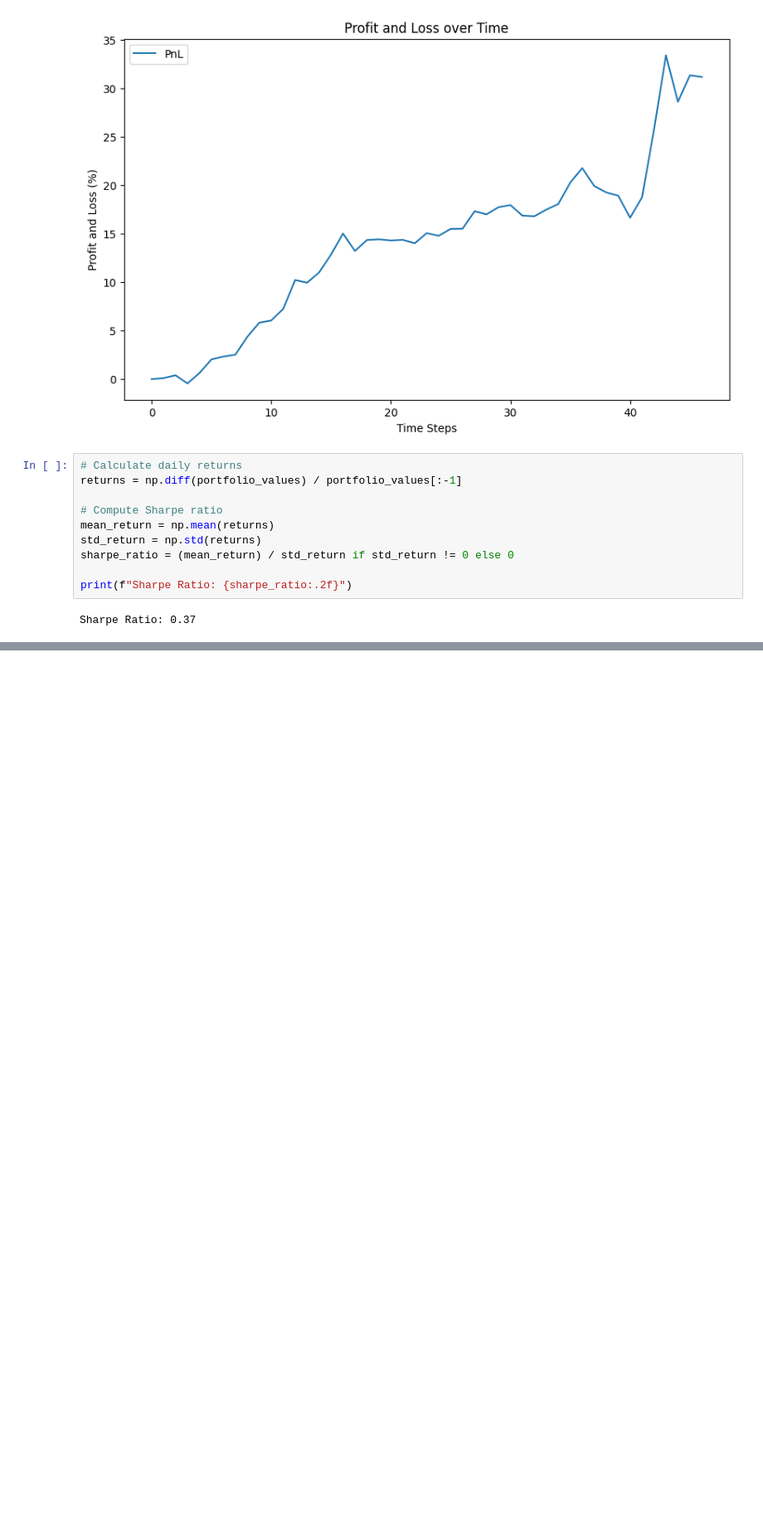
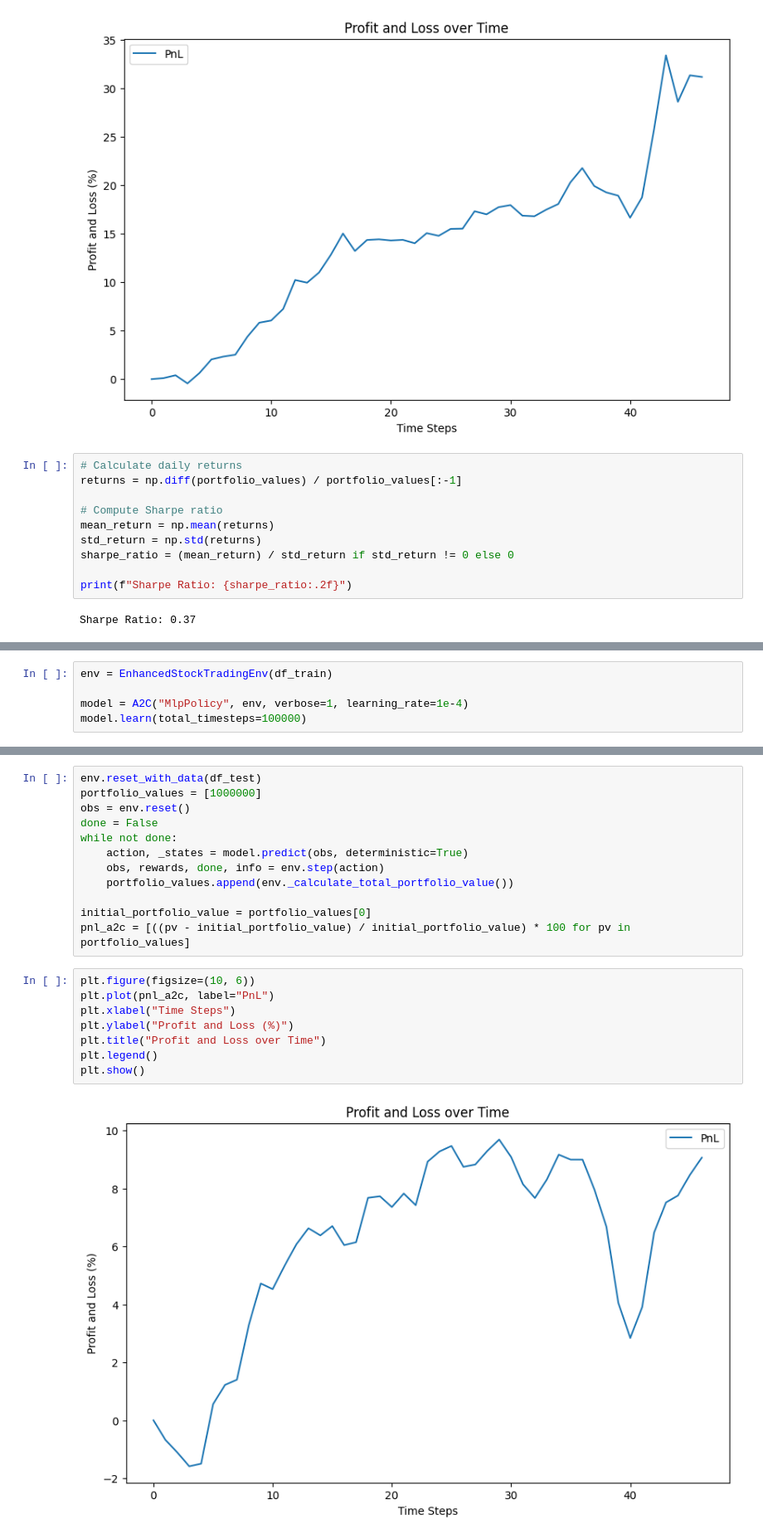
Before and after one commit to efearase/RL_with_sentiment, a Jupyter notebook: RL itself.ipynb, the cells around one changed output, grey strips where cells are left out. Shown: that part at 83% size. Drawn from its saved outputs; the diff is of its cells as text; blank space fills up the shorter version.

Commit message:
up
main work is done, we can still run some experiements on policies or hyperparameters tuning

```diff
--- a/RL itself.ipynb
+++ b/RL itself.ipynb
@@ -212,0 +209,5 @@ mean_return*np.sqrt(252)
+# %%
+env = EnhancedStockTradingEnv(df_train)
+
+model = A2C("MlpPolicy", env, verbose=1, learning_rate=1e-4)
+model.learn(total_timesteps=100000)
@@ -212,0 +233,22 @@ mean_return*np.sqrt(252)
+# %%
+env.reset_with_data(df_test)
+portfolio_values = [1000000]
+obs = env.reset()
+done = False
+while not done:
+    action, _states = model.predict(obs, deterministic=True)
+    obs, rewards, done, info = env.step(action)
+    portfolio_values.append(env._calculate_total_portfolio_value())
+
+initial_portfolio_value = portfolio_values[0]
+pnl_a2c = [((pv - initial_portfolio_value) / initial_portfolio_value) * 100 for pv in portfolio_values]
+# %%
+plt.figure(figsize=(10, 6))
+plt.plot(pnl_a2c, label="PnL")
+plt.xlabel("Time Steps")
+plt.ylabel("Profit and Loss (%)")
+plt.title("Profit and Loss over Time")
+plt.legend()
+plt.show()
+# %% [output]
+[figure, added]
```
Also changed, not shown: parts of 5 cells of this notebook.
